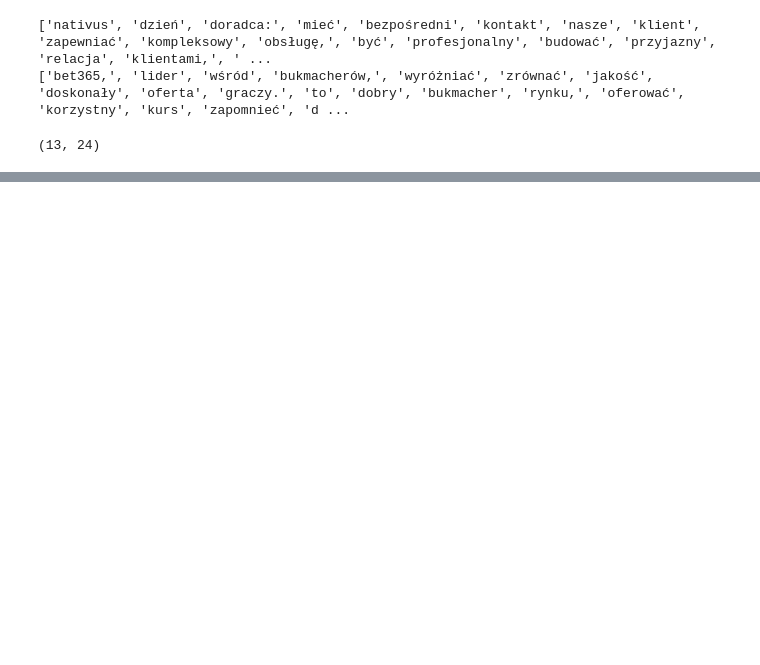
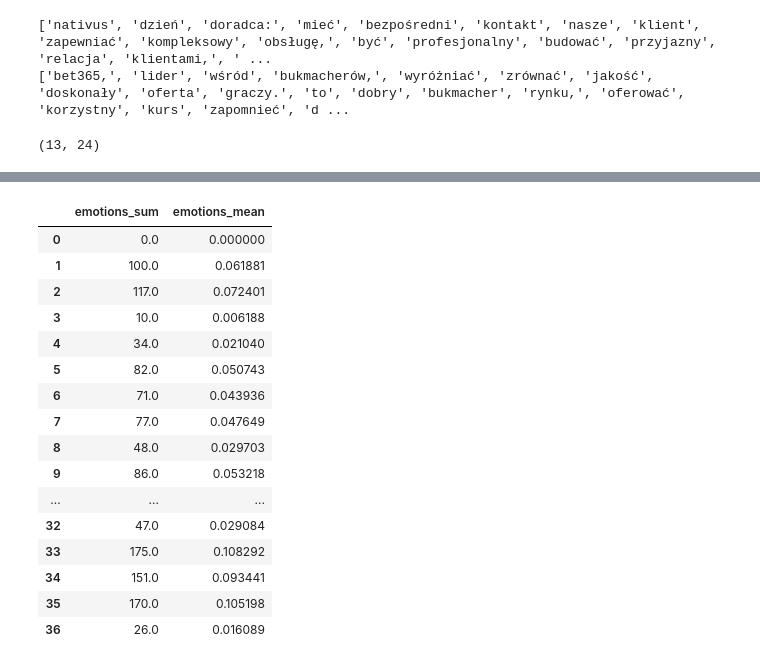
Before and after one commit to wojciechkosiuk/mISIe-SupervisionHack2023, a Jupyter notebook: bag_of_words.ipynb, the cells around one changed output, grey strips where cells are left out. Cells and saved outputs as stored; diff of their text form; code cells hidden in the pictures; blank space fills up the shorter version.

```diff
--- a/bag_of_words.ipynb
+++ b/bag_of_words.ipynb
@@ -121,0 +153,21 @@ create_tfidf(opisy_ofert, etykiety)
+# %%
+emotion_cols = create_emotions_columns(opisy_ofert, grouped_emotions)
+emotion_cols
+# %% [output]
+|  | emotions_sum | emotions_mean |
+| 0 | 0.0 | 0.000000 |
+| 1 | 100.0 | 0.061881 |
+| 2 | 117.0 | 0.072401 |
+| 3 | 10.0 | 0.006188 |
+| 4 | 34.0 | 0.021040 |
+| 5 | 82.0 | 0.050743 |
+| 6 | 71.0 | 0.043936 |
+| 7 | 77.0 | 0.047649 |
+| 8 | 48.0 | 0.029703 |
+| 9 | 86.0 | 0.053218 |
+| ... | ... | ... |
+| 32 | 47.0 | 0.029084 |
+| 33 | 175.0 | 0.108292 |
+| 34 | 151.0 | 0.093441 |
+| 35 | 170.0 | 0.105198 |
+| 36 | 26.0 | 0.016089 |
```
Also changed, not shown: parts of 8 cells of this notebook, 1 other file.
